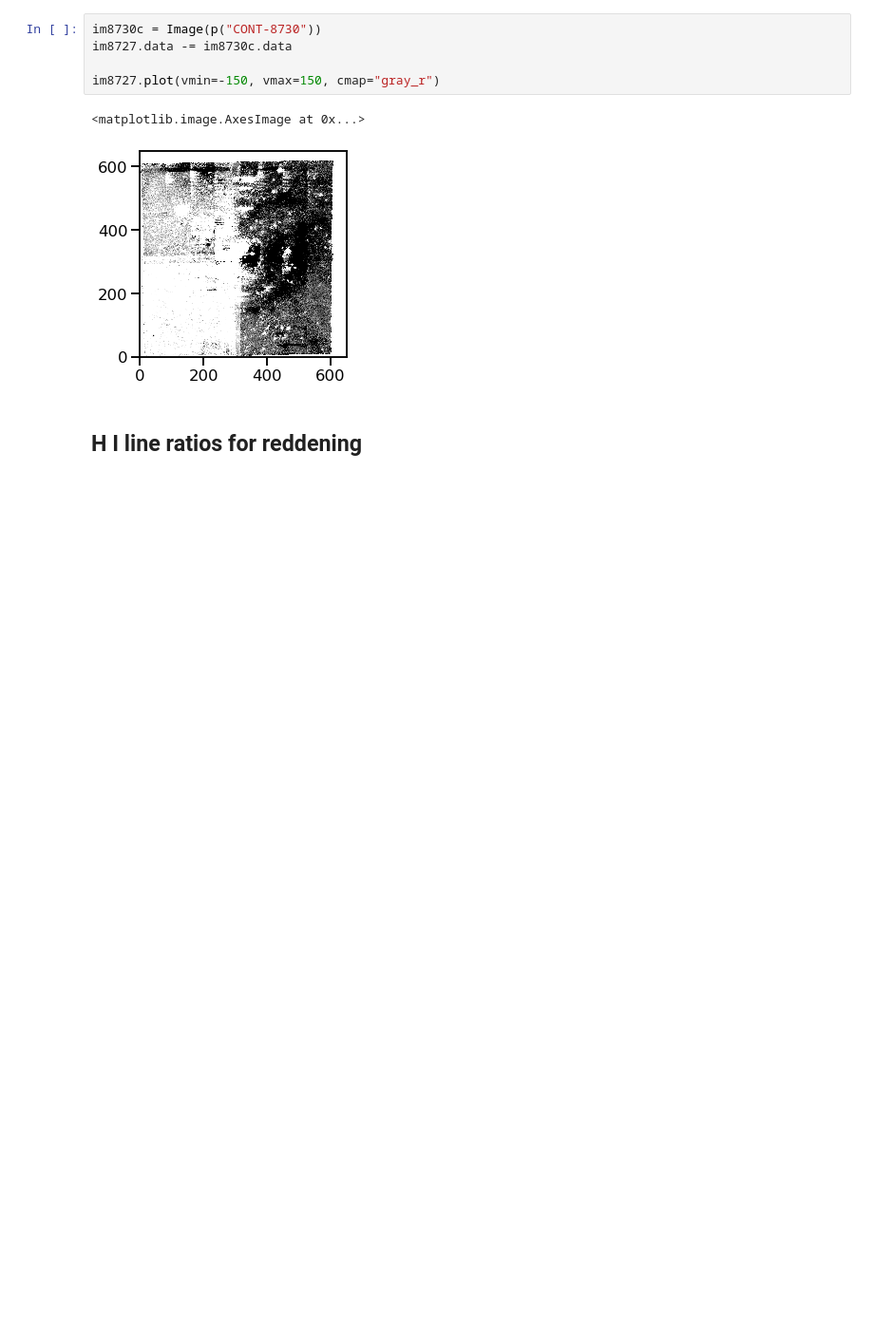
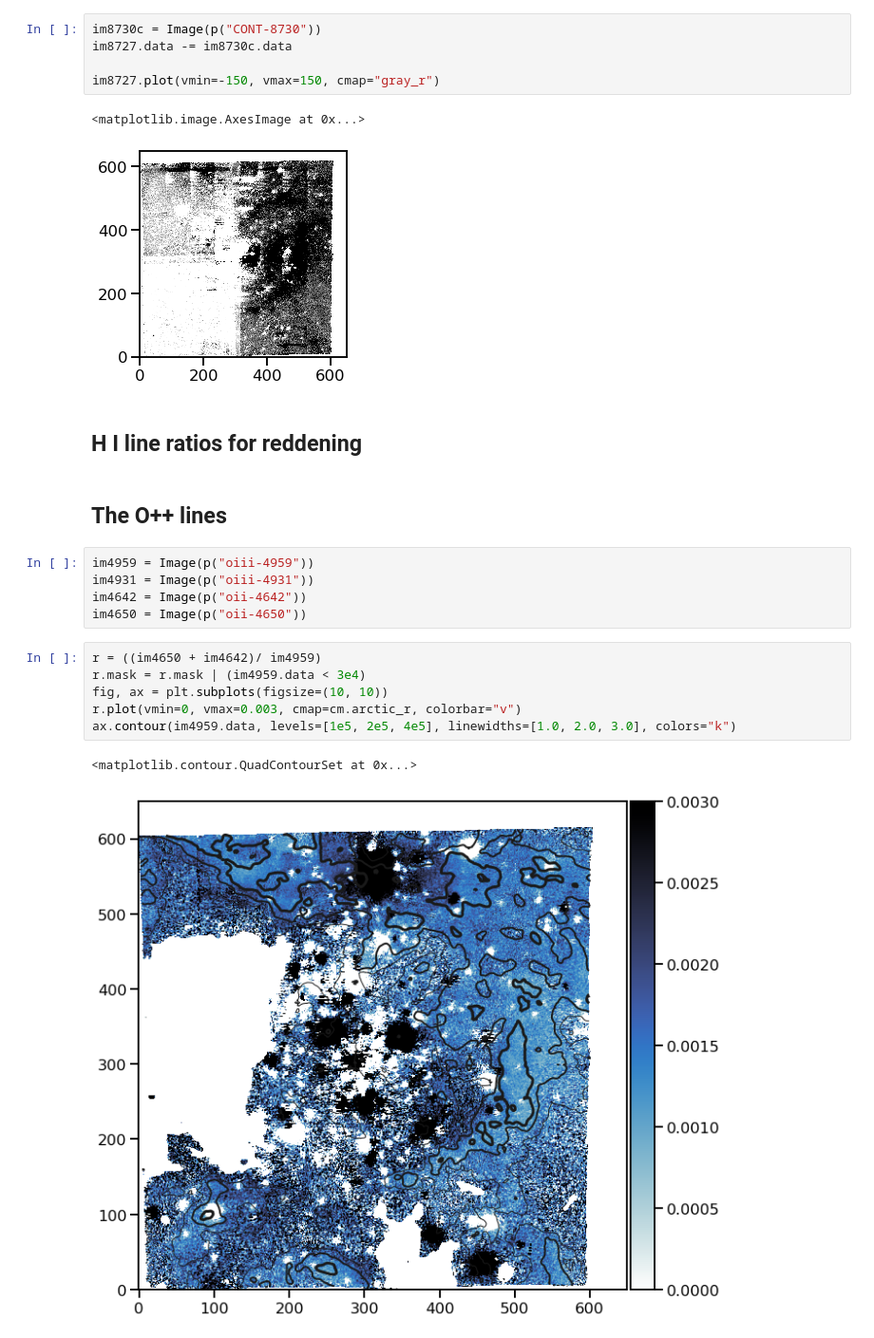
Before and after one commit to will-henney/muse-hii-regions, a Jupyter notebook: notebooks/05-09-LMC-30dor-line-images.ipynb, the cells around one changed output. Shown at 95% size. Drawn from its saved outputs; the diff is of its cells as text; blank space fills up the shorter version.

```diff
--- a/notebooks/05-09-LMC-30dor-line-images.ipynb
+++ b/notebooks/05-09-LMC-30dor-line-images.ipynb
@@ -56,3 +56,19 @@ im8727.plot(vmin=-150, vmax=150, cmap="gray_r")
 [figure]
 # %% [markdown]
 ## H I line ratios for reddening
+# %% [markdown]
+## The O++ lines
+# %%
+im4959 = Image(p("oiii-4959"))
+im4931 = Image(p("oiii-4931"))
+im4642 = Image(p("oii-4642"))
+im4650 = Image(p("oii-4650"))
+# %%
+r = ((im4650 + im4642)/ im4959)
+r.mask = r.mask | (im4959.data < 3e4)
+fig, ax = plt.subplots(figsize=(10, 10))
+r.plot(vmin=0, vmax=0.003, cmap=cm.arctic_r, colorbar="v")
+ax.contour(im4959.data, levels=[1e5, 2e5, 4e5], linewidths=[1.0, 2.0, 3.0], colors="k")
+# %% [output]
+<matplotlib.contour.QuadContourSet at 0x...>
+[figure, added]
```
Also changed, not shown: parts of 3 cells of this notebook, 2 other files.
